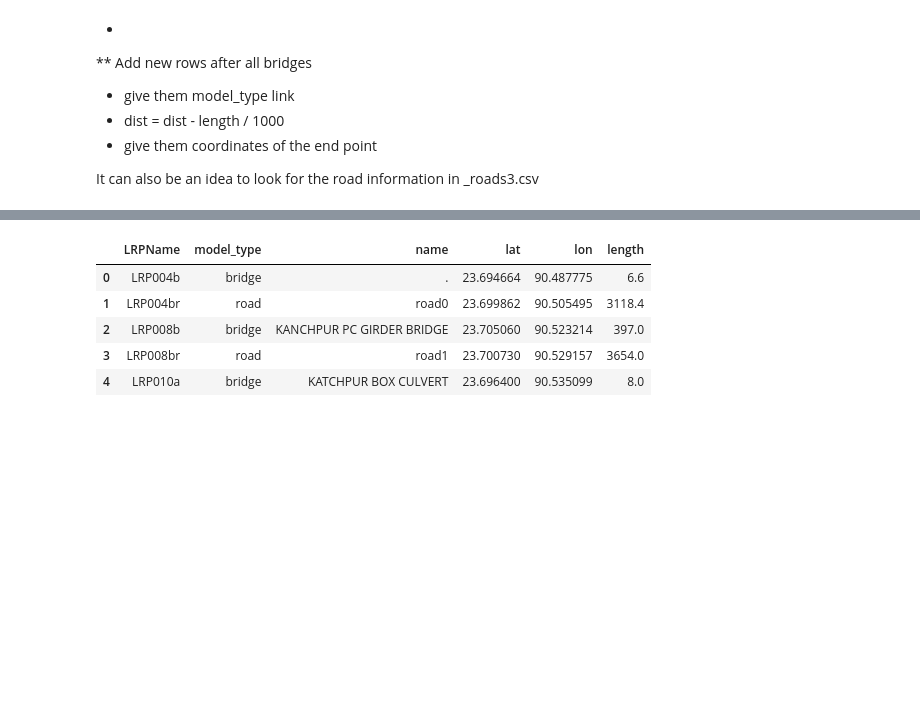
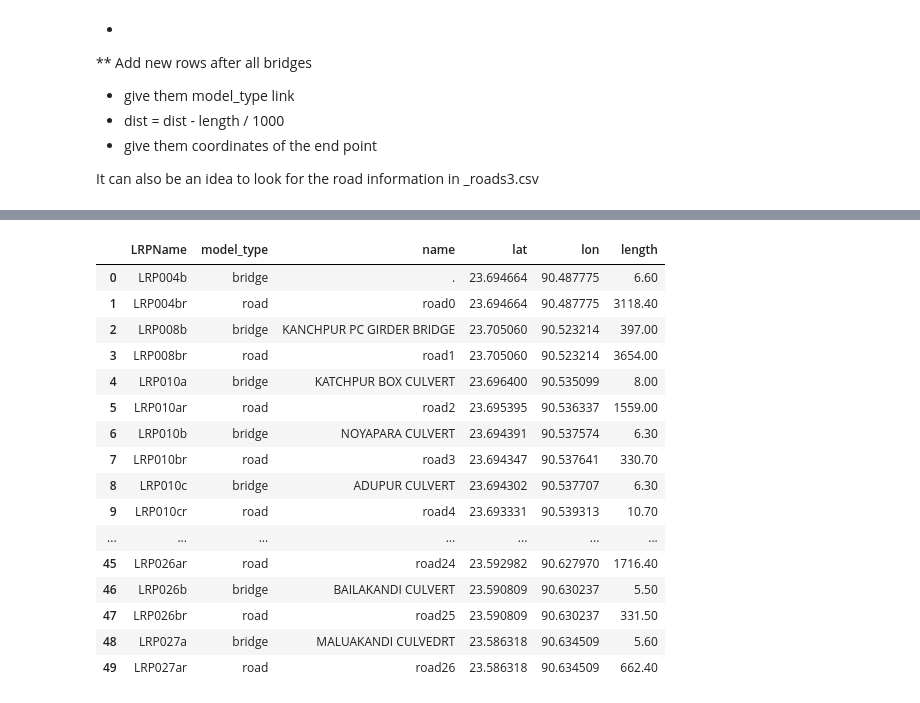
Before and after one commit to EwoutH/EPA1352-Adv-Simulation, a Jupyter notebook: EPA1352-G06-A2/notebooks/bridges_eda.ipynb, the cells around one changed output, grey strips where cells are left out. Drawn from its saved outputs; the diff is of its cells as text; code cells hidden in the pictures; blank space fills up the shorter version.

```diff
--- a/EPA1352-G06-A2/notebooks/bridges_eda.ipynb
+++ b/EPA1352-G06-A2/notebooks/bridges_eda.ipynb
@@ -125,6 +124,3 @@ Todo:
 - give them coordinates of the end point
 
 It can also be an idea to look for the road information in _roads3.csv
-# %%
-bridges = bridges_clean3.copy()
-bridges.head()
@@ -137,0 +127,3 @@ bridges.head()
+# %%
+bridges1 = bridges_clean3.copy()
+bridges1.tail()
@@ -138,3 +137,5 @@ bridges.head()
 # %%
 # bridges[['LRPName', 'model_type', 'name', 'lat', 'lon', 'length']]
-bridges = bridges.reset_index()
+bridges1 = bridges1.reset_index()
+bridges1 = bridges1[bridges1.LRPName != 'LRP018a']
+bridges1
@@ -141,26 +156,37 @@ bridges = bridges.reset_index()
 # %%
 cols = ['LRPName', 'model_type', 'name', 'lat', 'lon', 'length'] # Later column 'road' toevoegen.
 df = pd.DataFrame(columns=cols)
-for index, row in bridges.iterrows():
+for index, row in bridges1.iterrows():
     df = df.append(row[['LRPName', 'model_type', 'name', 'lat', 'lon', 'length']], ignore_index=True)
     road_id = row['LRPName'] + 'r'
     road_index = f'road{index}'
     if index >= 616:
         break
     road_lat = (row['lat'] + bridges.iloc[index+1]['lat']) / 2
     road_lon = (row['lon'] + bridges.iloc[index+1]['lon']) / 2
     road_length = row['dist']*1000 - row['length']
     new_row = {'LRPName' : road_id, 'model_type' : 'road', 'name' : road_index,
                'lat' : road_lat, 'lon' : road_lon, 'length' : road_length}
     df = df.append(new_row, ignore_index=True)
-df.head()
+df.head(50)
 # %% [output]
 |  | LRPName | model_type | name | lat | lon | length |
-| 0 | LRP004b | bridge | . | 23.694664 | 90.487775 | 6.6 |
-| 1 | LRP004br | road | road0 | 23.699862 | 90.505495 | 3118.4 |
-| 2 | LRP008b | bridge | KANCHPUR PC GIRDER BRIDGE | 23.705060 | 90.523214 | 397.0 |
-| 3 | LRP008br | road | road1 | 23.700730 | 90.529157 | 3654.0 |
-| 4 | LRP010a | bridge | KATCHPUR BOX CULVERT | 23.696400 | 90.535099 | 8.0 |
+| 0 | LRP004b | bridge | . | 23.694664 | 90.487775 | 6.60 |
+| 1 | LRP004br | road | road0 | 23.694664 | 90.487775 | 3118.40 |
+| 2 | LRP008b | bridge | KANCHPUR PC GIRDER BRIDGE | 23.705060 | 90.523214 | 397.00 |
+| 3 | LRP008br | road | road1 | 23.705060 | 90.523214 | 3654.00 |
+| 4 | LRP010a | bridge | KATCHPUR BOX CULVERT | 23.696400 | 90.535099 | 8.00 |
+| 5 | LRP010ar | road | road2 | 23.695395 | 90.536337 | 1559.00 |
+| 6 | LRP010b | bridge | NOYAPARA CULVERT | 23.694391 | 90.537574 | 6.30 |
+| 7 | LRP010br | road | road3 | 23.694347 | 90.537641 | 330.70 |
+| 8 | LRP010c | bridge | ADUPUR CULVERT | 23.694302 | 90.537707 | 6.30 |
+| 9 | LRP010cr | road | road4 | 23.693331 | 90.539313 | 10.70 |
+| ... | ... | ... | ... | ... | ... | ... |
+| 45 | LRP026ar | road | road24 | 23.592982 | 90.627970 | 1716.40 |
+| 46 | LRP026b | bridge | BAILAKANDI CULVERT | 23.590809 | 90.630237 | 5.50 |
+| 47 | LRP026br | road | road25 | 23.590809 | 90.630237 | 331.50 |
+| 48 | LRP027a | bridge | MALUAKANDI CULVEDRT | 23.586318 | 90.634509 | 5.60 |
+| 49 | LRP027ar | road | road26 | 23.586318 | 90.634509 | 662.40 |
 # %%
 result = df.copy()
 result.rename(columns={'LRPName' : 'id'}, inplace=True)
```
Also changed, not shown: parts of 8 cells of this notebook, 1 other file.
